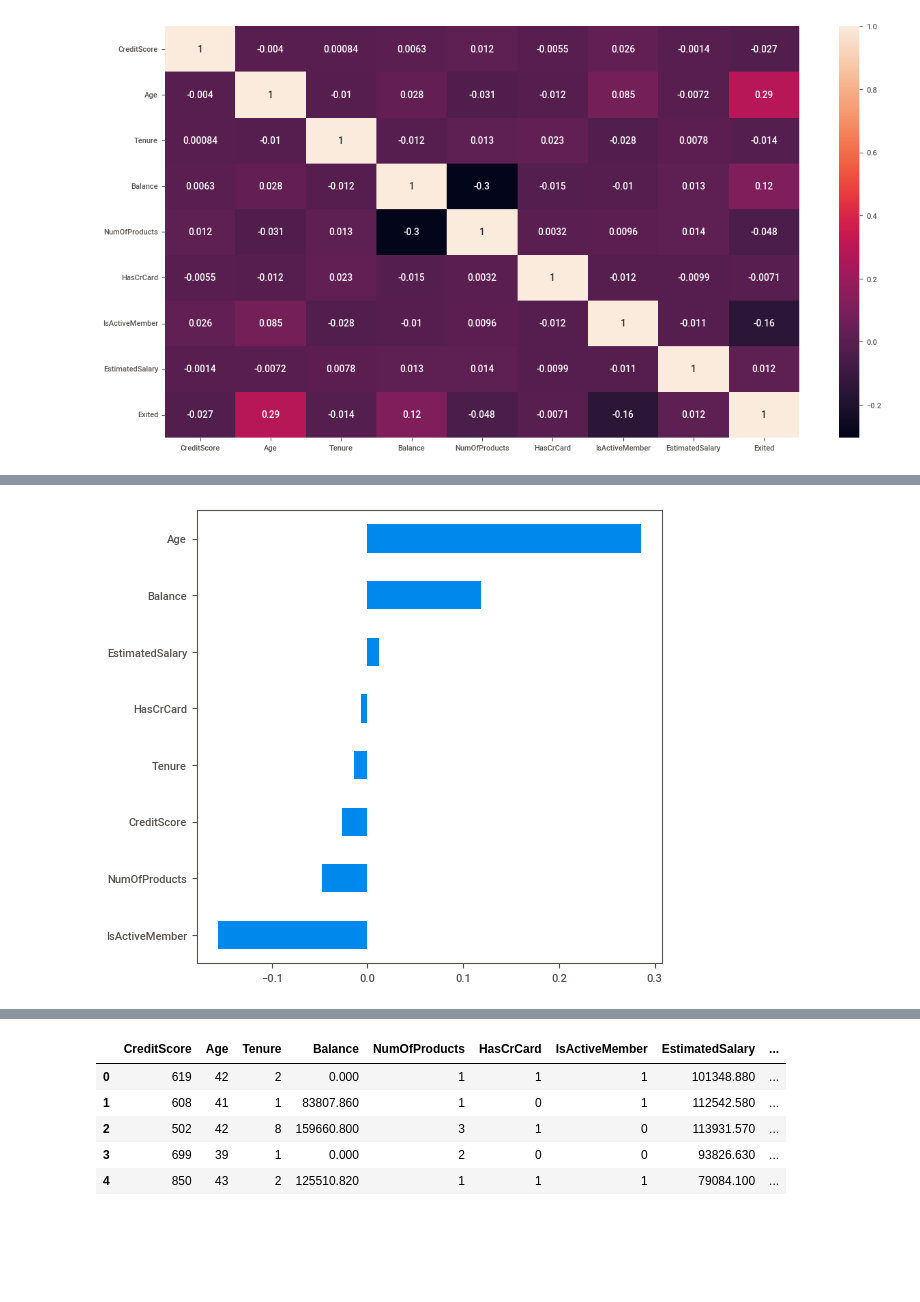
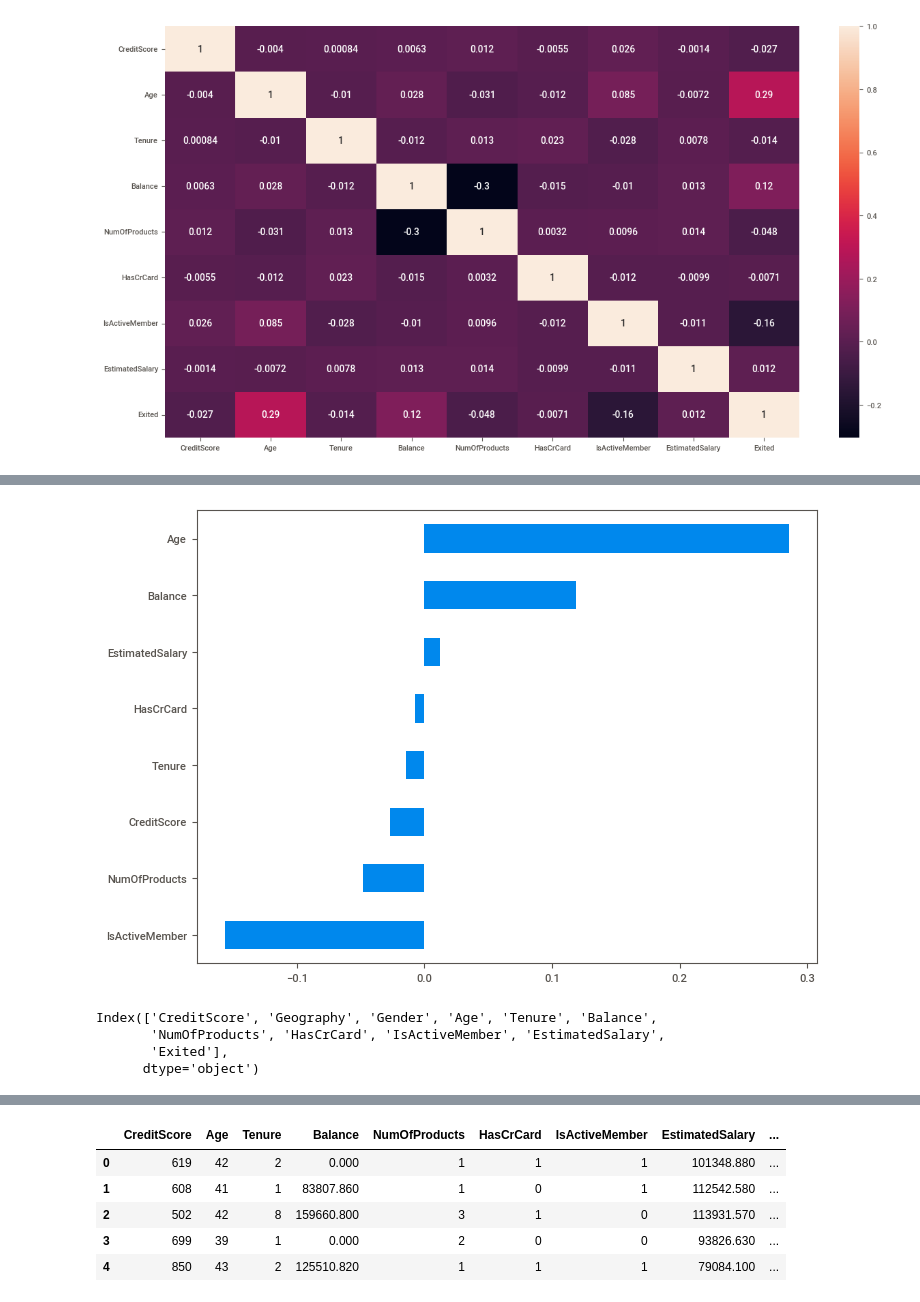
Before and after one commit to challenger-hkn/Deep_Learning_Projects, a Jupyter notebook: ANN_Churn Prediction for Bank Customer/Classification_with_ANN_Churn_Prediction.ipynb, the cells around one changed output, grey strips where cells are left out. Drawn from its saved outputs; the diff is of its cells as text; code cells hidden in the pictures; blank space fills up the shorter version.

```diff
--- a/ANN_Churn Prediction for Bank Customer/Classification_with_ANN_Churn_Prediction.ipynb
+++ b/ANN_Churn Prediction for Bank Customer/Classification_with_ANN_Churn_Prediction.ipynb
@@ -51,7 +38,7 @@ Intel(R) Extension for Scikit-learn* enabled (https://github.com/intel/scikit-le
 # %% [markdown]
 ## Indest Data
 # %%
-df = pd.read_csv("Churn_Modelling.csv")
+df = pd.read_csv("/content/Churn_Modelling.csv")
 # %% [markdown]
 ## Exploratory Data Analysis and Visualization
 # %% [markdown]
@@ -408,6 +375,12 @@ df.sample(50).T
 # %%
-plt.figure(figsize = (6,6))
+plt.figure(figsize = (8,6))
 df.corr()["Exited"].sort_values().drop("Exited").plot(kind = "barh");
-# df.corr()['Exited'][:-1].sort_values().plot.barh()
 # %% [output]
-[figure, old version]
+[figure, new version]
+# %%
+df.columns
+# %% [output]
+Index(['CreditScore', 'Geography', 'Gender', 'Age', 'Tenure', 'Balance',
+       'NumOfProducts', 'HasCrCard', 'IsActiveMember', 'EstimatedSalary',
+       'Exited'],
+      dtype='object')
```
Also changed, not shown: parts of 85 cells of this notebook.
